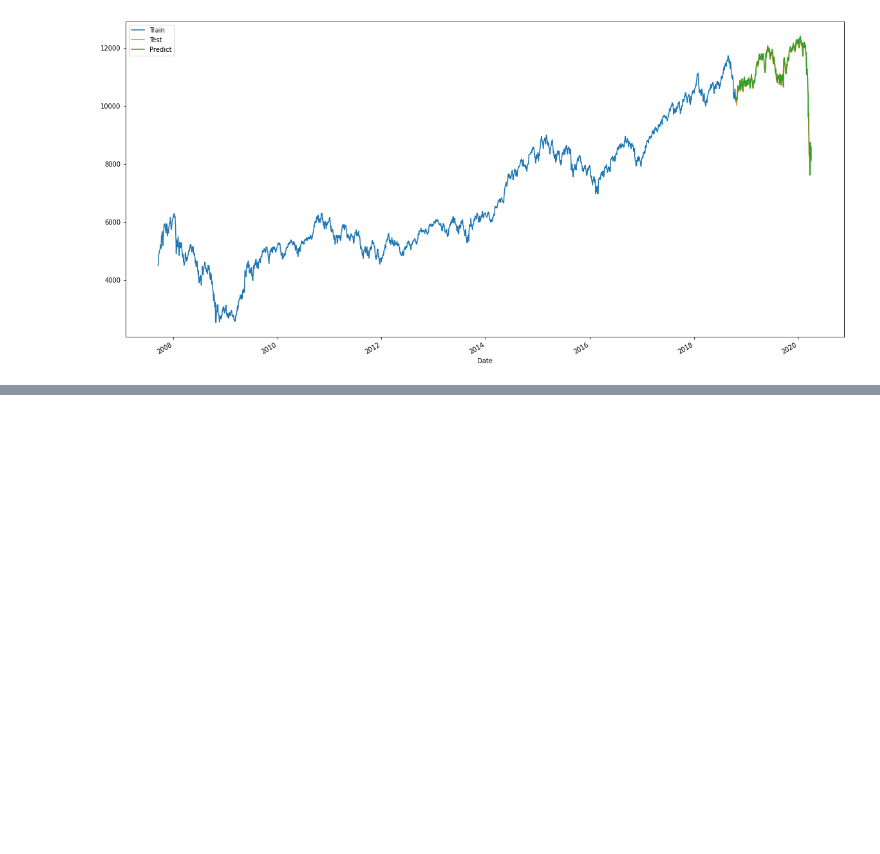
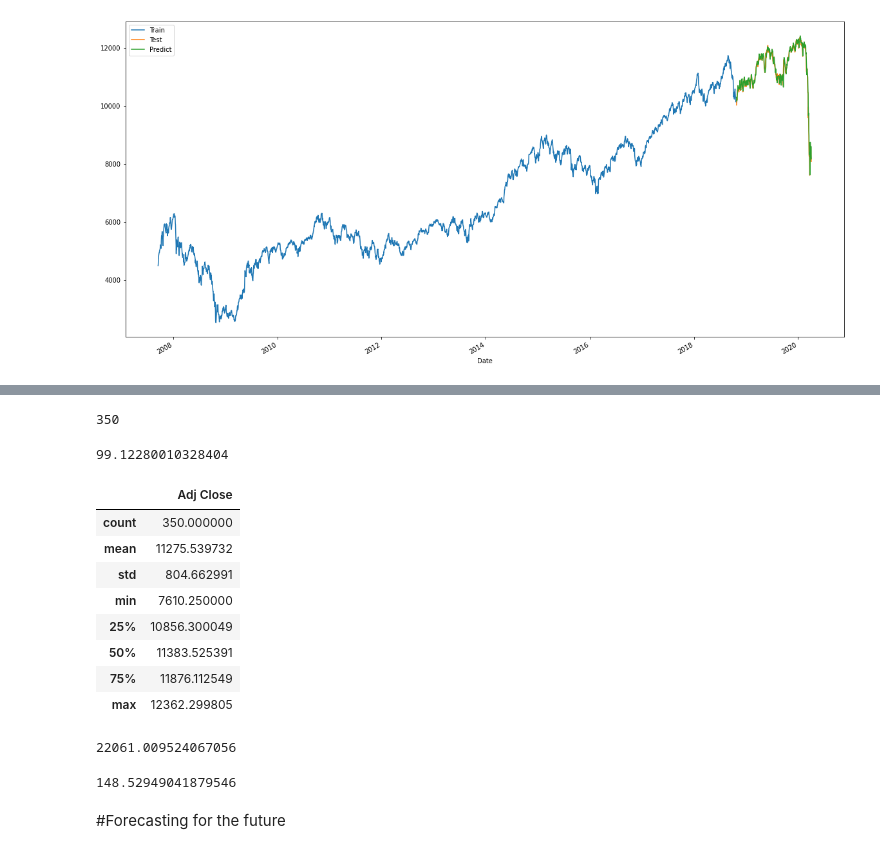
Before and after one commit to jesvin1/Basics, a Jupyter notebook: Nifty_Prediction.ipynb, the cells around one changed output, grey strips where cells are left out. Saved outputs shown, nothing was run; the diff lists cells and outputs as text; code cells hidden in the pictures; blank space fills up the shorter version.

```diff
--- a/Nifty_Prediction.ipynb
+++ b/Nifty_Prediction.ipynb
@@ -539,0 +541,4 @@ test_prediction.plot(legend=True,label='Predict')
+# %%
+len(test_prediction)
+# %% [output]
+350
@@ -539,0 +547,26 @@ test_prediction.plot(legend=True,label='Predict')
+# %%
+mean_absolute_error(test_data,test_prediction)
+# %% [output]
+99.12280010328404
+# %%
+test_data.describe()
+# %% [output]
+|  | Adj Close |
+| count | 350.000000 |
+| mean | 11275.539732 |
+| std | 804.662991 |
+| min | 7610.250000 |
+| 25% | 10856.300049 |
+| 50% | 11383.525391 |
+| 75% | 11876.112549 |
+| max | 12362.299805 |
+# %%
+mean_squared_error(test_data,test_prediction)
+# %% [output]
+22061.009524067056
+# %%
+np.sqrt(mean_squared_error(test_data,test_prediction))
+# %% [output]
+148.52949041879546
+# %% [markdown]
+#Forecasting for the future
```
Also changed, not shown: parts of 9 cells of this notebook.
